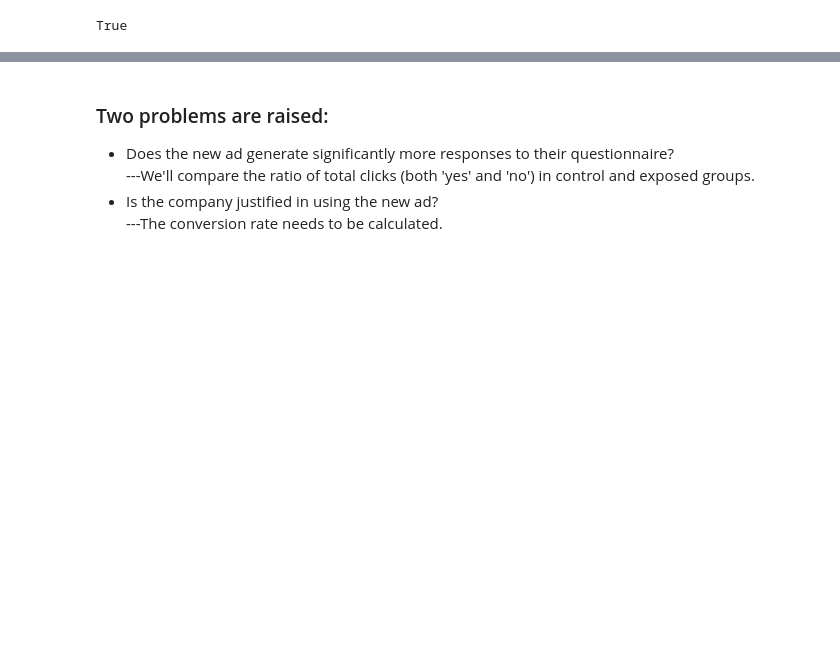
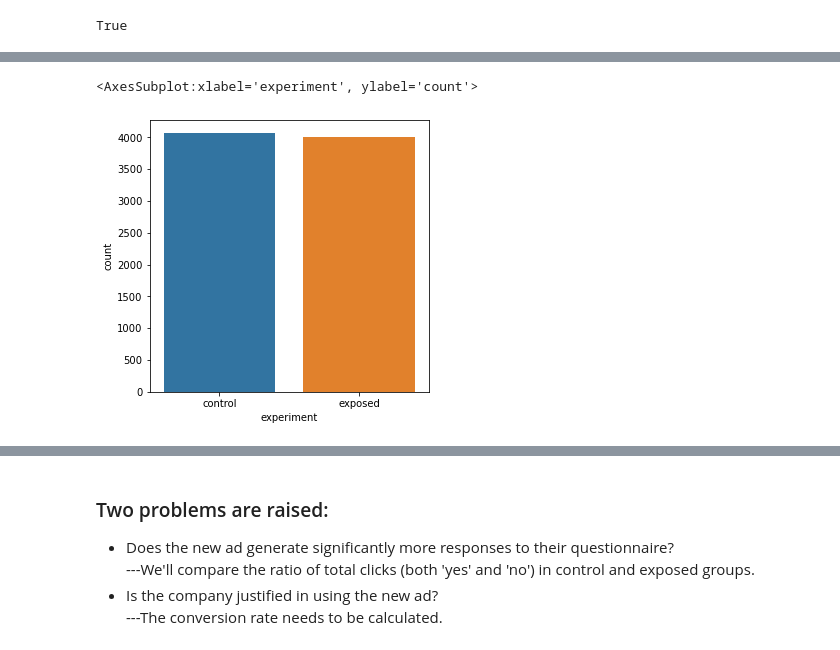
Before and after one commit to LingjieHe/DS_Bootcamp_assignment, a Jupyter notebook: Data_Experimentation_Capstone/Ad_ABdata.ipynb, the cells around one changed output, grey strips where cells are left out. Cells and saved outputs as stored; diff of their text form; code cells hidden in the pictures; blank space fills up the shorter version.

```diff
--- a/Data_Experimentation_Capstone/Ad_ABdata.ipynb
+++ b/Data_Experimentation_Capstone/Ad_ABdata.ipynb
@@ -65,0 +79,6 @@ True
+# %%
+plt.figure(figsize=(5, 5))
+sns.countplot(x='experiment', data=df, order=df['experiment'].value_counts().index)
+# %% [output]
+<AxesSubplot:xlabel='experiment', ylabel='count'>
+[figure, added]
```
Also changed, not shown: parts of 5 cells of this notebook.
